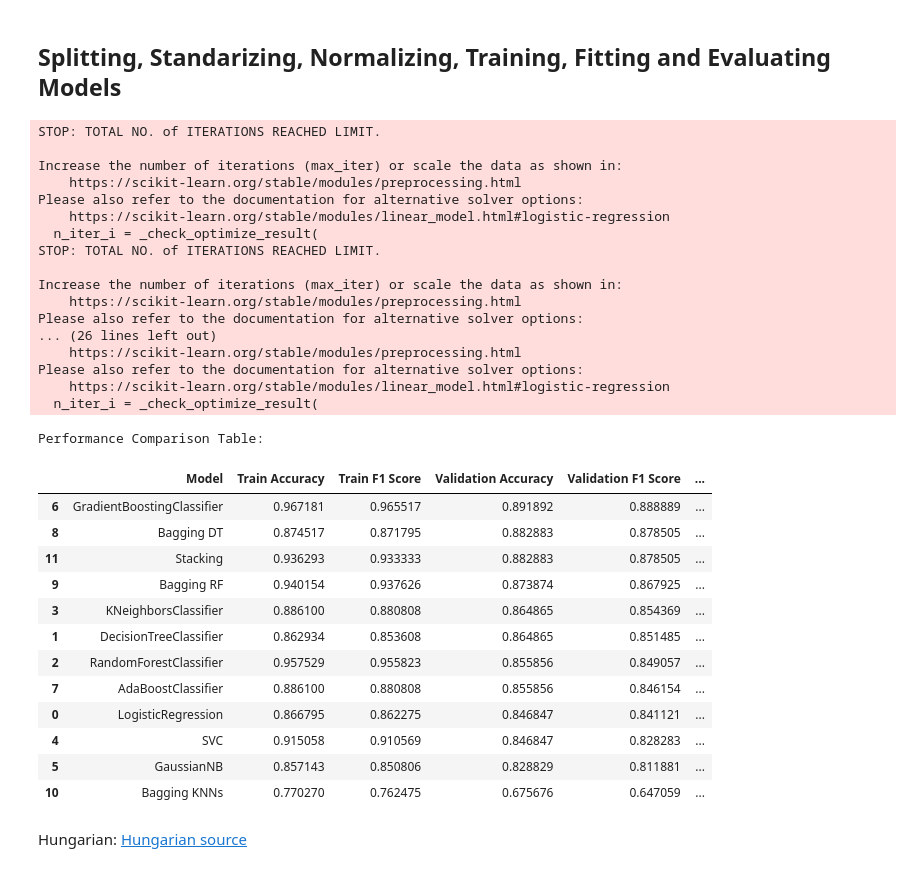
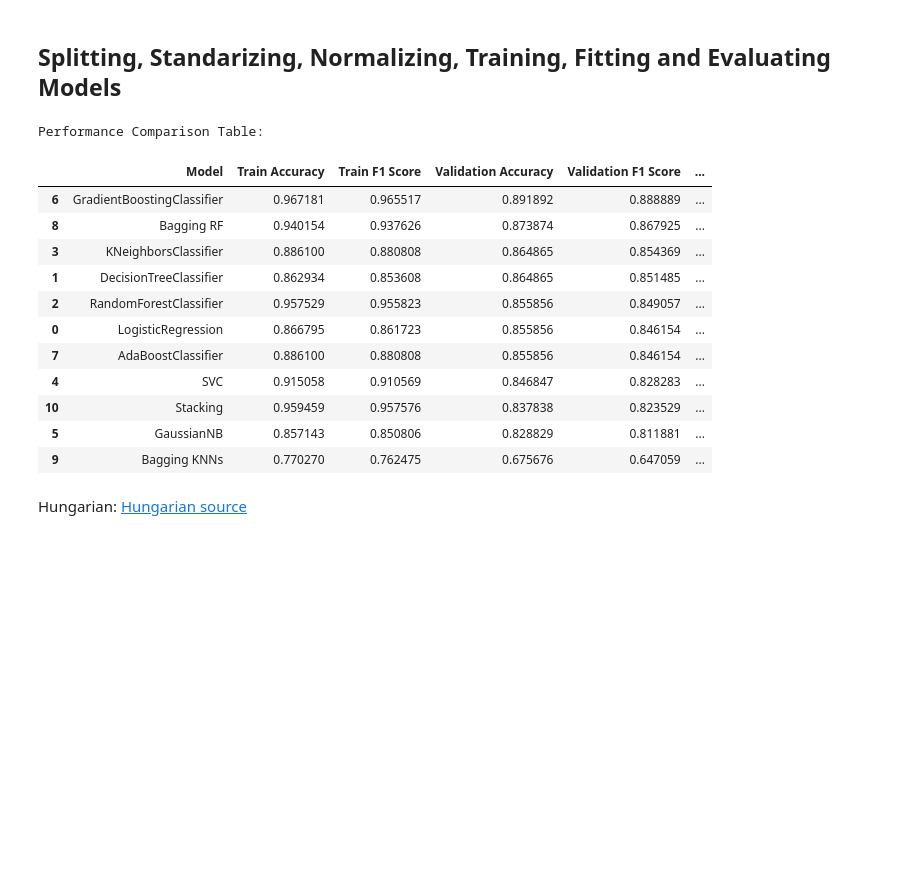
Before and after one commit to lindaperez/Heart_Prediction_NEU, a Jupyter notebook: HeartFailurePrediction_Phase_II_Nov_27.ipynb, the cells around one changed output. Drawn from its saved outputs; the diff is of its cells as text; code cells hidden in the pictures; blank space fills up the shorter version.

Commit message:
Add files via upload
Improved Logistic Reg, Decision Trees, KNNs

```diff
--- a/HeartFailurePrediction_Phase_II_Nov_27.ipynb
+++ b/HeartFailurePrediction_Phase_II_Nov_27.ipynb
@@ -752,7 +752,7 @@ def compare_algorithms(X, y, test_size=0.3, val_size=0.5, random_state=42):
 
     # Base Algorithms
     algorithms = {
-        'LogisticRegression': LogisticRegression(),
+        'LogisticRegression': LogisticRegression(max_iter=5000, random_state=random_state),
         'DecisionTreeClassifier': DecisionTreeClassifier(random_state=random_state, max_depth=3,min_samples_split=5,min_samples_leaf=3),
         'RandomForestClassifier': RandomForestClassifier(random_state=random_state,max_depth=10, min_samples_split=5,n_estimators=20),
         'KNeighborsClassifier': KNeighborsClassifier(),
@@ -768,11 +768,11 @@ def compare_algorithms(X, y, test_size=0.3, val_size=0.5, random_state=42):
 
     # Add Ensemble Techniques
     # Bagging
-    algorithms['Bagging DT'] = BaggingClassifier(
-        estimator=algorithms['DecisionTreeClassifier'],
-        n_estimators=10,
-        random_state=random_state
-    )
+    #algorithms['Bagging DT'] = BaggingClassifier(
+    #    estimator=algorithms['DecisionTreeClassifier'],
+    #    n_estimators=10,
+    #    random_state=random_state
+    #)
     algorithms['Bagging RF'] = BaggingClassifier(
         estimator=algorithms['RandomForestClassifier'],
         n_estimators=10,
@@ -795,7 +795,7 @@ def compare_algorithms(X, y, test_size=0.3, val_size=0.5, random_state=42):
     ]
     algorithms['Stacking'] = StackingClassifier(
         estimators=stacking_base_models,
-        final_estimator=algorithms['LogisticRegression'],
+        final_estimator=algorithms['DecisionTreeClassifier'],
         cv=5 # crossvalidation
     )
 
@@ -803,11 +803,12 @@ def compare_algorithms(X, y, test_size=0.3, val_size=0.5, random_state=42):
     performance = []
     for name, model in algorithms.items():
         # Use scaled data for models that require it
-        if name in ['KNeighborsClassifier', 'SVC']: # Scaling only applied to KNN and SVC
+        if name in ['KNeighborsClassifier', 'SVC','LogisticRegression']: # Scaling only applied to KNN and SVC
             model.fit(X_train_scaled, y_train)
             y_train_pred = model.predict(X_train_scaled)
             y_val_pred = model.predict(X_val_scaled)
             y_val_proba = model.predict_proba(X_val_scaled)[:, 1] if hasattr(model, "predict_proba") else None
+
         else:
             model.fit(X_train, y_train)
             y_train_pred = model.predict(X_train)
@@ -836,61 +837,43 @@ def compare_algorithms(X, y, test_size=0.3, val_size=0.5, random_state=42):
             'Model': name,
             'Train Accuracy': train_accuracy,
             'Train F1 Score': train_f1,
             #'Train Precision': train_precision,
             #'Train Recall': train_recall,
 
             'Validation Accuracy': val_accuracy,
             'Validation F1 Score': val_f1,
             #'Validation Precision': val_precision,
             #'Validation Recall': val_recall,
 
             'Cross-Validation F1 Mean': cv_scores.mean(),
             'Cross-Validation F1 Std': cv_scores.std(),
 
             'Likely overfitting': (True if abs(train_f1-val_f1)>=0.05 else False,round((train_f1-val_f1),3)),
 
 
         })
 
     # Convert to DataFrame for better visualization
     performance_df = pd.DataFrame(performance).sort_values(by=['Validation F1 Score'], ascending=False)
 
     return performance_df
 
 results = compare_algorithms(X, y)
 print("Performance Comparison Table:")
 results
 # %% [output]
-STOP: TOTAL NO. of ITERATIONS REACHED LIMIT.
-
-Increase the number of iterations (max_iter) or scale the data as shown in:
-    https://scikit-learn.org/stable/modules/preprocessing.html
-Please also refer to the documentation for alternative solver options:
-    https://scikit-learn.org/stable/modules/linear_model.html#logistic-regression
-  n_iter_i = _check_optimize_result(
-STOP: TOTAL NO. of ITERATIONS REACHED LIMIT.
-
-Increase the number of iterations (max_iter) or scale the data as shown in:
-    https://scikit-learn.org/stable/modules/preprocessing.html
-Please also refer to the documentation for alternative solver options:
-... (26 lines left out)
-    https://scikit-learn.org/stable/modules/preprocessing.html
-Please also refer to the documentation for alternative solver options:
-    https://scikit-learn.org/stable/modules/linear_model.html#logistic-regression
-  n_iter_i = _check_optimize_result(
+Performance Comparison Table:
-Performance Comparison Table:
 |  | Model | Train Accuracy | Train F1 Score | Validation Accuracy | Validation F1 Score | ... |
 | 6 | GradientBoostingClassifier | 0.967181 | 0.965517 | 0.891892 | 0.888889 | ... |
-| 8 | Bagging DT | 0.874517 | 0.871795 | 0.882883 | 0.878505 | ... |
-| 11 | Stacking | 0.936293 | 0.933333 | 0.882883 | 0.878505 | ... |
-| 9 | Bagging RF | 0.940154 | 0.937626 | 0.873874 | 0.867925 | ... |
+| 8 | Bagging RF | 0.940154 | 0.937626 | 0.873874 | 0.867925 | ... |
 | 3 | KNeighborsClassifier | 0.886100 | 0.880808 | 0.864865 | 0.854369 | ... |
 | 1 | DecisionTreeClassifier | 0.862934 | 0.853608 | 0.864865 | 0.851485 | ... |
 | 2 | RandomForestClassifier | 0.957529 | 0.955823 | 0.855856 | 0.849057 | ... |
+| 0 | LogisticRegression | 0.866795 | 0.861723 | 0.855856 | 0.846154 | ... |
 | 7 | AdaBoostClassifier | 0.886100 | 0.880808 | 0.855856 | 0.846154 | ... |
-| 0 | LogisticRegression | 0.866795 | 0.862275 | 0.846847 | 0.841121 | ... |
 | 4 | SVC | 0.915058 | 0.910569 | 0.846847 | 0.828283 | ... |
+| 10 | Stacking | 0.959459 | 0.957576 | 0.837838 | 0.823529 | ... |
 | 5 | GaussianNB | 0.857143 | 0.850806 | 0.828829 | 0.811881 | ... |
-| 10 | Bagging KNNs | 0.770270 | 0.762475 | 0.675676 | 0.647059 | ... |
+| 9 | Bagging KNNs | 0.770270 | 0.762475 | 0.675676 | 0.647059 | ... |
 # %% [markdown]
 Hungarian: [Hungarian source ](https://archive.ics.uci.edu/dataset/45/heart+disease)
```
Also changed, not shown: parts of 1 cell of this notebook.
